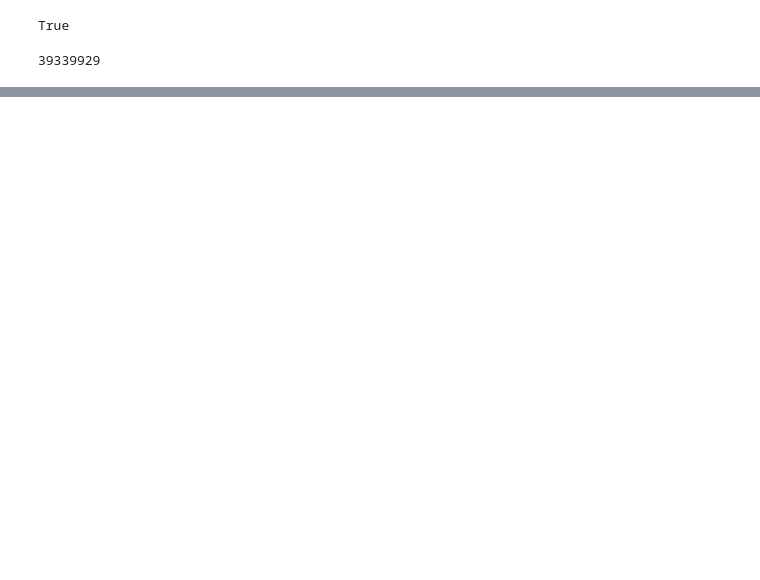
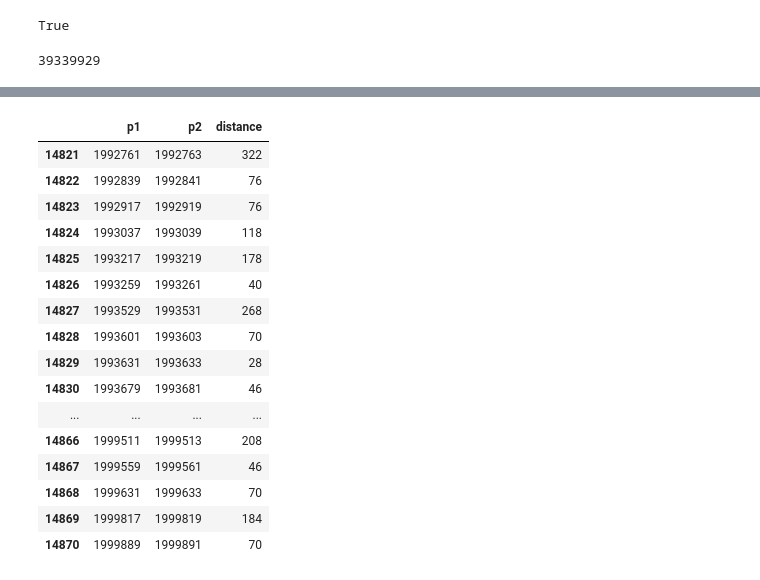
Before and after one commit to shimotsulyu/primenumbers, a Jupyter notebook: primes.ipynb, the cells around one changed output, grey strips where cells are left out. Saved outputs shown, nothing was run; the diff lists cells and outputs as text; code cells hidden in the pictures; blank space fills up the shorter version.

```diff
--- a/primes.ipynb
+++ b/primes.ipynb
@@ -83,0 +129,20 @@ Primes().next_prime(39339889)
+# %%
+doubles.tail(50)
+# %% [output]
+|  | p1 | p2 | distance |
+| 14821 | 1992761 | 1992763 | 322 |
+| 14822 | 1992839 | 1992841 | 76 |
+| 14823 | 1992917 | 1992919 | 76 |
+| 14824 | 1993037 | 1993039 | 118 |
+| 14825 | 1993217 | 1993219 | 178 |
+| 14826 | 1993259 | 1993261 | 40 |
+| 14827 | 1993529 | 1993531 | 268 |
+| 14828 | 1993601 | 1993603 | 70 |
+| 14829 | 1993631 | 1993633 | 28 |
+| 14830 | 1993679 | 1993681 | 46 |
+| ... | ... | ... | ... |
+| 14866 | 1999511 | 1999513 | 208 |
+| 14867 | 1999559 | 1999561 | 46 |
+| 14868 | 1999631 | 1999633 | 70 |
+| 14869 | 1999817 | 1999819 | 184 |
+| 14870 | 1999889 | 1999891 | 70 |
```
Also changed, not shown: parts of 7 cells of this notebook.
